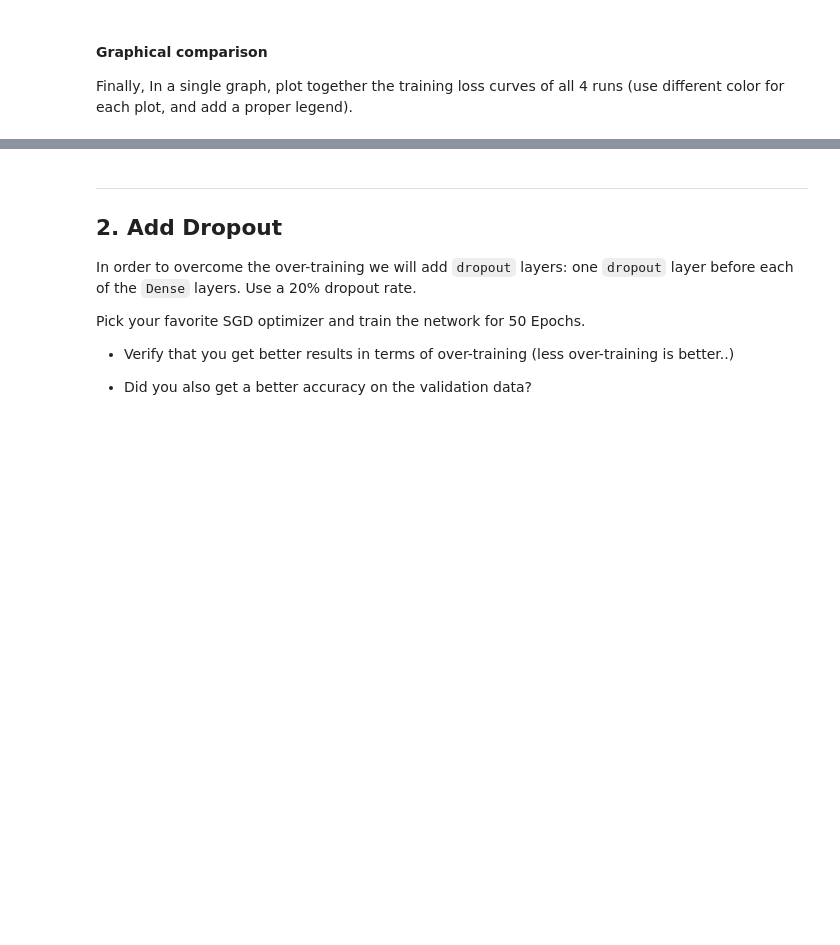
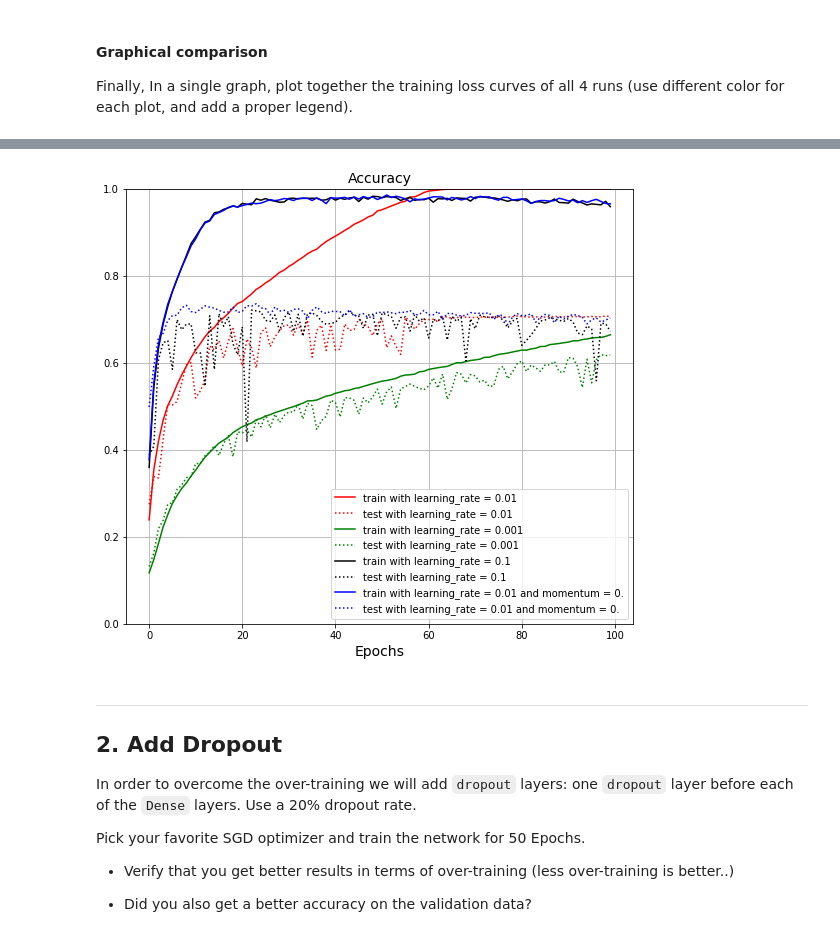
Before and after one commit to JustAlex5/deep_learning, a Jupyter notebook: ex4.ipynb, the cells around one changed output, grey strips where cells are left out. Saved outputs shown, nothing was run; the diff lists cells and outputs as text; code cells hidden in the pictures; blank space fills up the shorter version.

```diff
--- a/ex4.ipynb
+++ b/ex4.ipynb
@@ -280,3 +262,24 @@ plt.grid()
+# %%
+plt.figure(figsize=(20,8))
+plt.subplot(1,2,2)
+plt.plot(history1.history['accuracy'],'r', label='train with learning_rate = 0.01')
+plt.plot(history1.history['val_accuracy'],':r', label='test with learning_rate = 0.01')
+
+plt.plot(history2.history['accuracy'],'g', label='train with learning_rate = 0.001 ')
+plt.plot(history2.history['val_accuracy'],':g', label='test with learning_rate = 0.001')
+
+plt.plot(history3.history['accuracy'],'k', label='train with learning_rate = 0.1')
+plt.plot(history3.history['val_accuracy'],':k', label='test with learning_rate = 0.1')
+
+plt.plot(history4.history['accuracy'],'b', label='train with learning_rate = 0.01 and momentum = 0.')
+plt.plot(history4.history['val_accuracy'],':b', label='test with learning_rate = 0.01 and momentum = 0.')
+plt.ylim([0, 1])
+plt.title('Accuracy',fontsize=14)
+plt.xlabel('Epochs',fontsize=14)
+plt.legend()
+plt.grid()
+# %% [output]
+[figure, added]
 # %% [markdown]
 ---
 ## 2. Add Dropout
```
Also changed, not shown: parts of 8 cells of this notebook.
